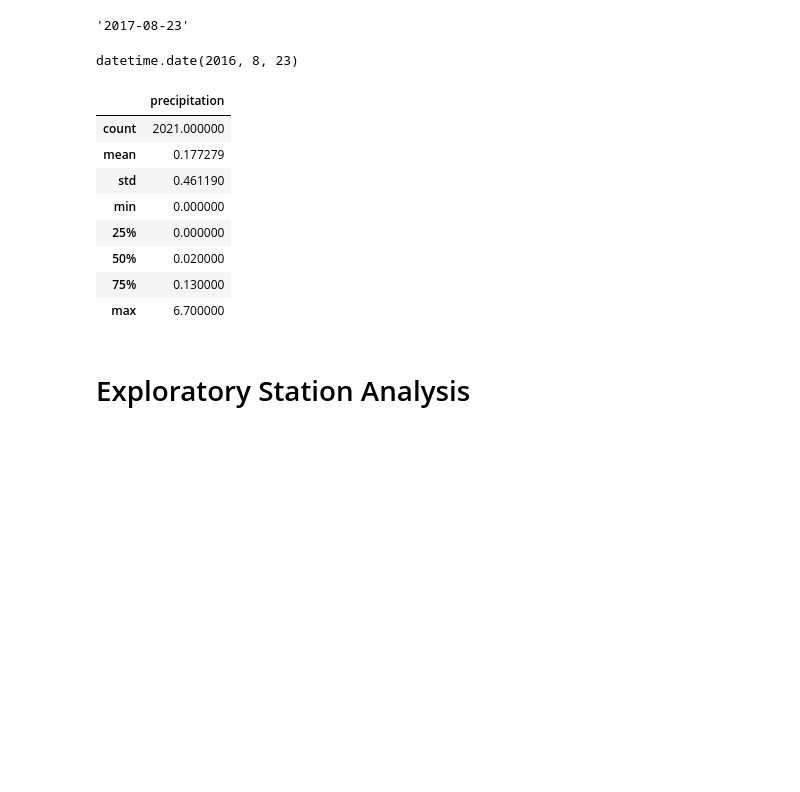
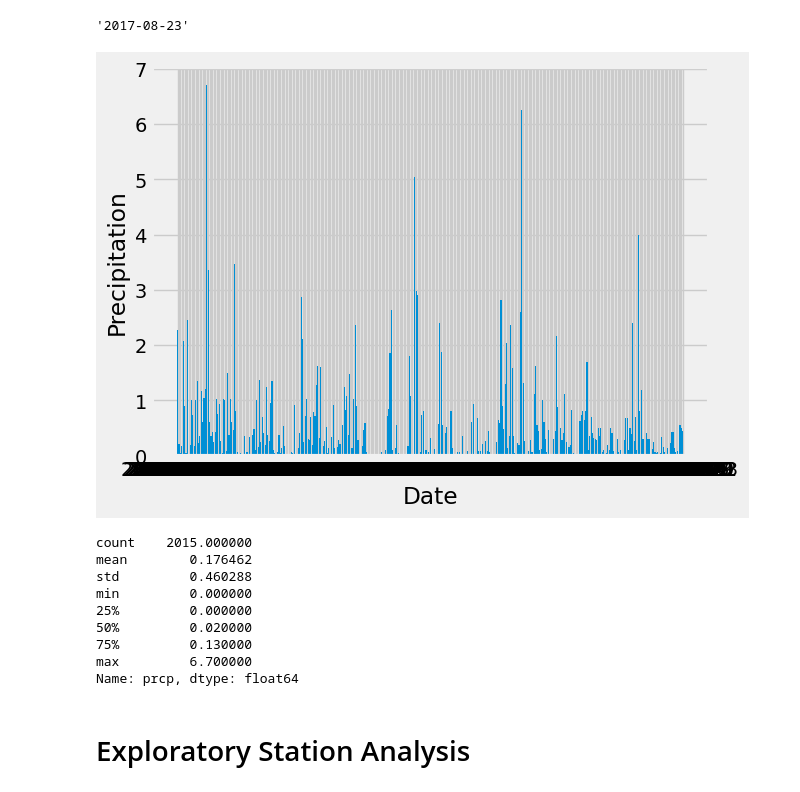
Before and after one commit to sma005/sqlalchemy-challenge, a Jupyter notebook: SurfsUp/climate_starter.ipynb, the cells around one changed output. Saved outputs shown, nothing was run; the diff lists cells and outputs as text; code cells hidden in the pictures; blank space fills up the shorter version.

Commit message:
pandas update

```diff
--- a/SurfsUp/climate_starter.ipynb
+++ b/SurfsUp/climate_starter.ipynb
@@ -51,58 +52,62 @@ latest_date
 # %%
 # Design a query to retrieve the last 12 months of precipitation data and plot the results.
 # Starting from the most recent data point in the database.
 # https://www.digitalocean.com/community/tutorials/python-string-to-datetime-strptime
 #Worked with cgallant from Ask BCS
 last_day = dt.datetime.strptime(latest_date, "%Y-%m-%d").date()
 
-
-#'''
-#from sqlalchemy import Column, Integer, String
-#from sqlalchemy import create_engine
-#from sqlalchemy.orm import sessionmaker
-#con = create_engine('mysql+mysqldb://@localhost/feb26')
-#from sqlalchemy.ext.declarative import declarative_base
-#Base = declarative_base()
-#class Months(Base):
-#__tablename__ = 'month'
-#id = Column(Integer, primary_key=True)
-#name = Column(String)
-#Session = sessionmaker(bind =engine)
-#session = Session()
-#result = session.query(Months).filter(Months.id == 2)
-#for j in result:
-#print ("ID:", j.id, "Name: ",j.name)
-#'''
-
 # Calculate the date one year from the last date in data set.
 one_year = last_day - dt.timedelta(days=365)
 
 # Perform a query to retrieve the data and precipitation scores
-#precipitation = engine.execute(text(f"SELECT * FROM measurement WHERE date > ({latest_date} - interval '1 year')")).fetchall()
-
-#precipitation = engine.execute(text(f"select * from measurement where (date >= {latest_date} - interval '1' year) and (date < {latest_date});")).fetchall()
+result = session.query(Measurement).filter(Measurement.date >= one_year)
 
 # Save the query results as a Pandas DataFrame. Explicitly set the column names
-#print(f"select * from measurement where date >= {latest_date} - interval '1' year and date < {latest_date};")
+# Directions in the instructions are not clear. We were told that any way we can do this is fine
+sql_statement = f'''
+Select id AS id, station as station, date as date, prcp as prcp, tobs as tobs
+From Measurement
+Where date > "{one_year}"
+'''
+#df_measurement = pd.read_sql('SELECT * FROM Measurement', conn)
+df_measurement = pd.read_sql(sql_statement, conn)
 
 # Sort the dataframe by date
-
+df_measurement = df_measurement.sort_values(by=['date','station'])
 
 # Use Pandas Plotting with Matplotlib to plot the data
+x=['2016-08-23','2016-11-09','2017-01-28', '2017-04-18','2017-07-10']
+#
+#x_axis = np.arange(len(x))
+#plt.xticks(range(len(x)), x)
+#tick_locations = [value for value in x_axis]
+#plt.xticks(tick_locations, x)
+
+plt.bar(df_measurement['date'],df_measurement['prcp'])
+plt.xlabel('Date')
+plt.ylabel('Precipitation')
+
+plt.show()
+
+#The directions do not tell us if we are supposed to get the mean of all locations, median, max, of the locations,
+#it also could be just from one of the stations. This should be considered when grading.
 # %% [output]
-datetime.date(2016, 8, 23)
+[figure, added]
 # %%
 # Use Pandas to calculate the summary statistics for the precipitation data
+# https://pandas.pydata.org/docs/reference/api/pandas.DataFrame.describe.html
+
+df_measurement.prcp.describe()
 # %% [output]
-|  | precipitation |
-| count | 2021.000000 |
-| mean | 0.177279 |
-| std | 0.461190 |
-| min | 0.000000 |
-| 25% | 0.000000 |
-| 50% | 0.020000 |
-| 75% | 0.130000 |
-| max | 6.700000 |
+count    2015.000000
+mean        0.176462
+std         0.460288
+min         0.000000
+25%         0.000000
+50%         0.020000
+75%         0.130000
+max         6.700000
+Name: prcp, dtype: float64
 # %% [markdown]
 # Exploratory Station Analysis
 # %%
```
Also changed, not shown: parts of 5 cells of this notebook.
